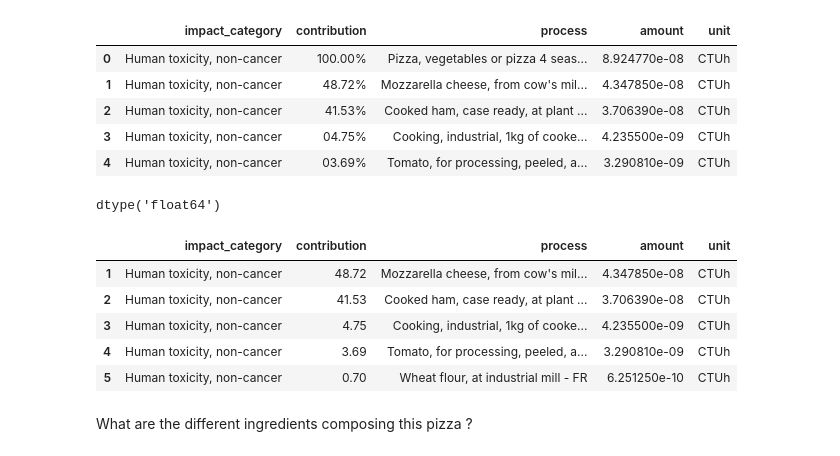
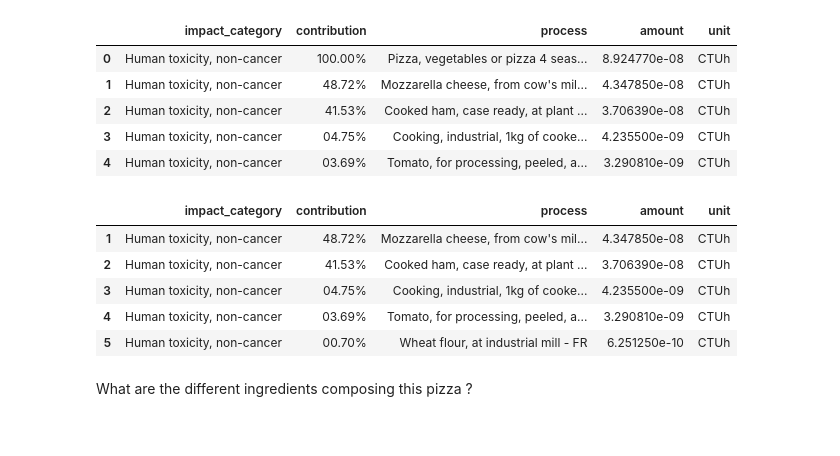
Before and after one commit to matthieu-str/ecolens, a Jupyter notebook: LCA_tool_example01.ipynb, the cells around one changed output. Drawn from its saved outputs; the diff is of its cells as text; code cells hidden in the pictures.

```diff
--- a/LCA_tool_example01.ipynb
+++ b/LCA_tool_example01.ipynb
@@ -183,21 +180,16 @@ ingredients.head()
 | 2 | Human toxicity, non-cancer | 41.53% | Cooked ham, case ready, at plant ... | 3.706390e-08 | CTUh |
 | 3 | Human toxicity, non-cancer | 04.75% | Cooking, industrial, 1kg of cooke... | 4.235500e-09 | CTUh |
 | 4 | Human toxicity, non-cancer | 03.69% | Tomato, for processing, peeled, a... | 3.290810e-09 | CTUh |
-# %%
-ingredients['contribution'] = ingredients['contribution'].apply(lambda x: float(x.strip("%")))
-ingredients.contribution.dtype
-# %% [output]
-dtype('float64')
 # %%
-ingredients_only = ingredients.drop(ingredients.loc[ingredients.contribution == 100.00].index)
+ingredients_only = ingredients.drop(ingredients.loc[ingredients.contribution == '100.00%'].index)
 ingredients_only.head()
 # %% [output]
 |  | impact_category | contribution | process | amount | unit |
-| 1 | Human toxicity, non-cancer | 48.72 | Mozzarella cheese, from cow's mil... | 4.347850e-08 | CTUh |
-| 2 | Human toxicity, non-cancer | 41.53 | Cooked ham, case ready, at plant ... | 3.706390e-08 | CTUh |
-| 3 | Human toxicity, non-cancer | 4.75 | Cooking, industrial, 1kg of cooke... | 4.235500e-09 | CTUh |
-| 4 | Human toxicity, non-cancer | 3.69 | Tomato, for processing, peeled, a... | 3.290810e-09 | CTUh |
-| 5 | Human toxicity, non-cancer | 0.70 | Wheat flour, at industrial mill - FR | 6.251250e-10 | CTUh |
+| 1 | Human toxicity, non-cancer | 48.72% | Mozzarella cheese, from cow's mil... | 4.347850e-08 | CTUh |
+| 2 | Human toxicity, non-cancer | 41.53% | Cooked ham, case ready, at plant ... | 3.706390e-08 | CTUh |
+| 3 | Human toxicity, non-cancer | 04.75% | Cooking, industrial, 1kg of cooke... | 4.235500e-09 | CTUh |
+| 4 | Human toxicity, non-cancer | 03.69% | Tomato, for processing, peeled, a... | 3.290810e-09 | CTUh |
+| 5 | Human toxicity, non-cancer | 00.70% | Wheat flour, at industrial mill - FR | 6.251250e-10 | CTUh |
 # %% [markdown]
 What are the different ingredients composing this pizza ?
 # %%
```
Also changed, not shown: parts of 8 cells of this notebook, 2 other files.
